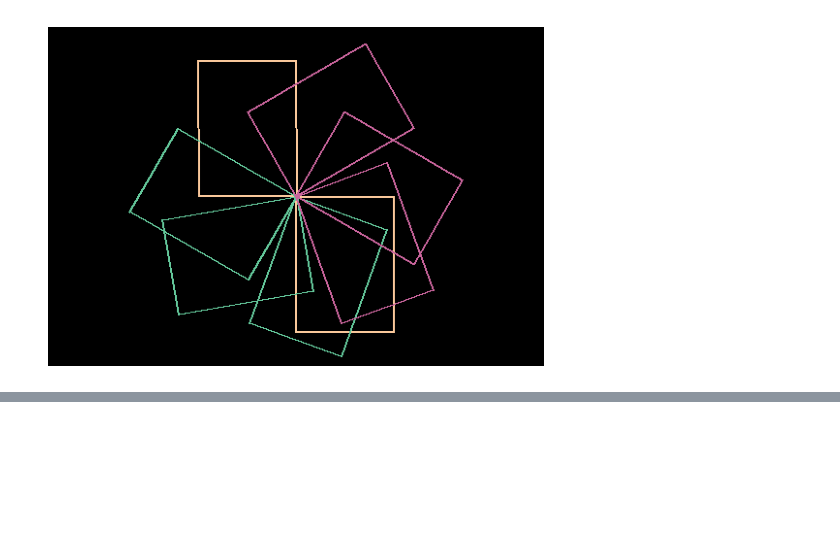
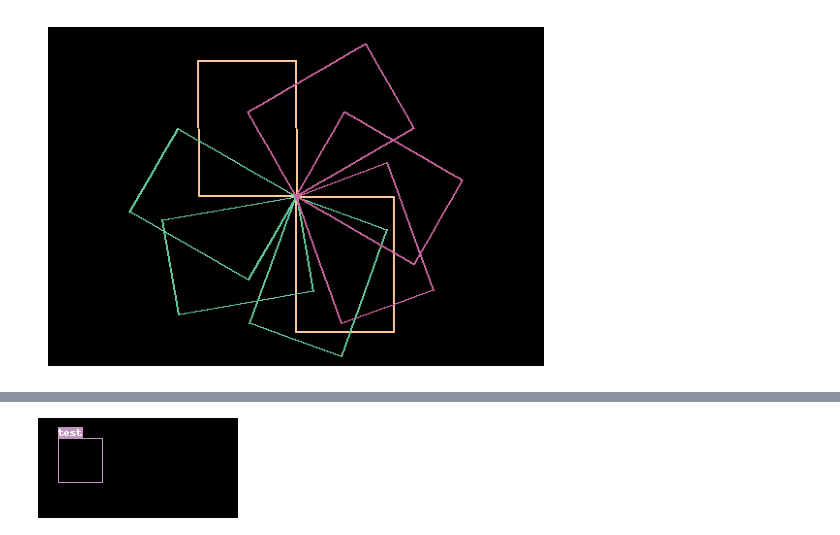
Before and after one commit to lgvaz/polvo, a Jupyter notebook: nbs/10e_bbox.vis.ipynb, the cells around one changed output, grey strips where cells are left out. Drawn from its saved outputs; the diff is of its cells as text; code cells hidden in the pictures; blank space fills up the shorter version.

```diff
--- a/nbs/10e_bbox.vis.ipynb
+++ b/nbs/10e_bbox.vis.ipynb
@@ -71,3 +102,18 @@ pv.show_image(image)
+# %%
+#|export
+@delegates(overlay_label)
+def overlay_bbox_labelled(image, bbox, color=None, **kwargs):
+    color = color or _random_color()
+    image = overlay(image, bbox, color=color)
+    x,y = bbox.xyxyxyxy[0]
+    return overlay_label(image, bbox.label, x,y, color=color, **kwargs)
+# %%
+image = PIL.Image.fromarray(np.zeros((100, 200, 3), dtype=np.uint8))
+bbox = BBoxLabeled(BBox.from_xyxy(20, 20, 64, 64), 'test')
+image = overlay_bbox_labelled(image, bbox)
+image
+# %% [output]
+[figure, added]
 # %%
 #| hide
 from nbdev import nbdev_export
```
Also changed, not shown: parts of 9 cells of this notebook, 8 other files.
